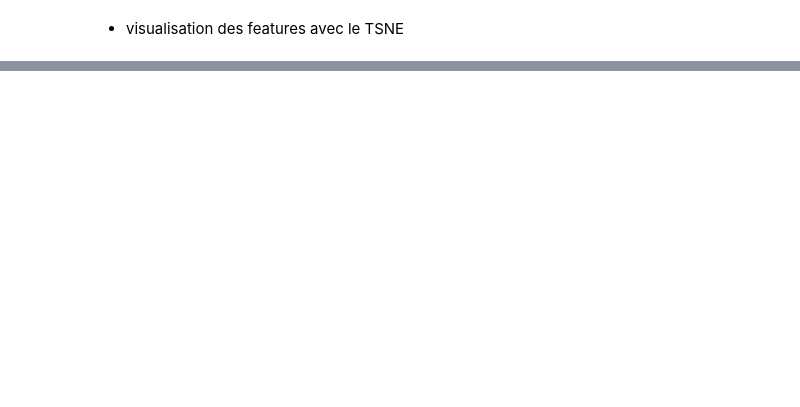
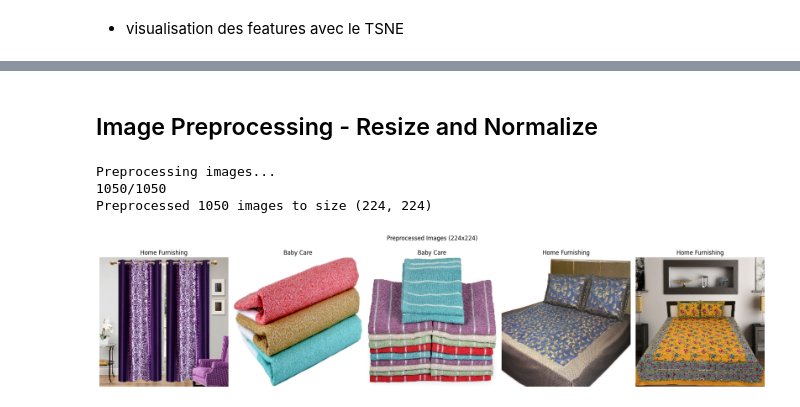
Before and after one commit to JeanProjets/Projet_6, a Jupyter notebook: Projet_6_feature_image.ipynb, the cells around one changed output, grey strips where cells are left out. Saved outputs shown, nothing was run; the diff lists cells and outputs as text; code cells hidden in the pictures; blank space fills up the shorter version.

```diff
--- a/Projet_6_feature_image.ipynb
+++ b/Projet_6_feature_image.ipynb
@@ -141,0 +404,48 @@ df_pict
+# %% [markdown]
+## Image Preprocessing - Resize and Normalize
+# %%
+
+# Define target size for images
+TARGET_SIZE = (224, 224)
+
+def preprocess_image(img_array, target_size=TARGET_SIZE):
+    """
+    Preprocess image: resize to target size and normalize
+    """
+    # Convert to RGB if grayscale
+    if len(img_array.shape) == 2:
+        img_array = cv2.cvtColor(img_array, cv2.COLOR_GRAY2RGB)
+    elif img_array.shape[2] == 4:  # RGBA
+        img_array = cv2.cvtColor(img_array, cv2.COLOR_RGBA2RGB)
+
+    # Resize
+    img_resized = cv2.resize(img_array, target_size)
+
+    return img_resized
+
+# Preprocess all images
+print("Preprocessing images...")
+preprocessed_images = {}
+for i, (idx, row) in enumerate(df_pict.iterrows(), 1):
+    print(f'\r{i}/{len(df_pict)}', end='')
+    img = row['img_orig']
+    preprocessed_images[idx] = preprocess_image(img)
+
+df_pict['img_preprocessed'] = pd.Series(preprocessed_images)
+print(f"\nPreprocessed {len(preprocessed_images)} images to size {TARGET_SIZE}")
+# %% [output]
+Preprocessing images...
+1050/1050
+Preprocessed 1050 images to size (224, 224)
+# %%
+# Display some preprocessed images
+fig, axes = plt.subplots(1, 5, figsize=(20, 5))
+for ax, (idx, row) in zip(axes, df_pict.head().iterrows()):
+    ax.imshow(row['img_preprocessed'])
+    ax.set_title(row['categorie'][:20] + '...' if len(row['categorie']) > 20 else row['categorie'])
+    ax.axis('off')
+plt.suptitle('Preprocessed Images (224x224)')
+plt.tight_layout()
+plt.show()
+# %% [output]
+[figure, added]
```
Also changed, not shown: parts of 50 cells of this notebook, 13 other files.
